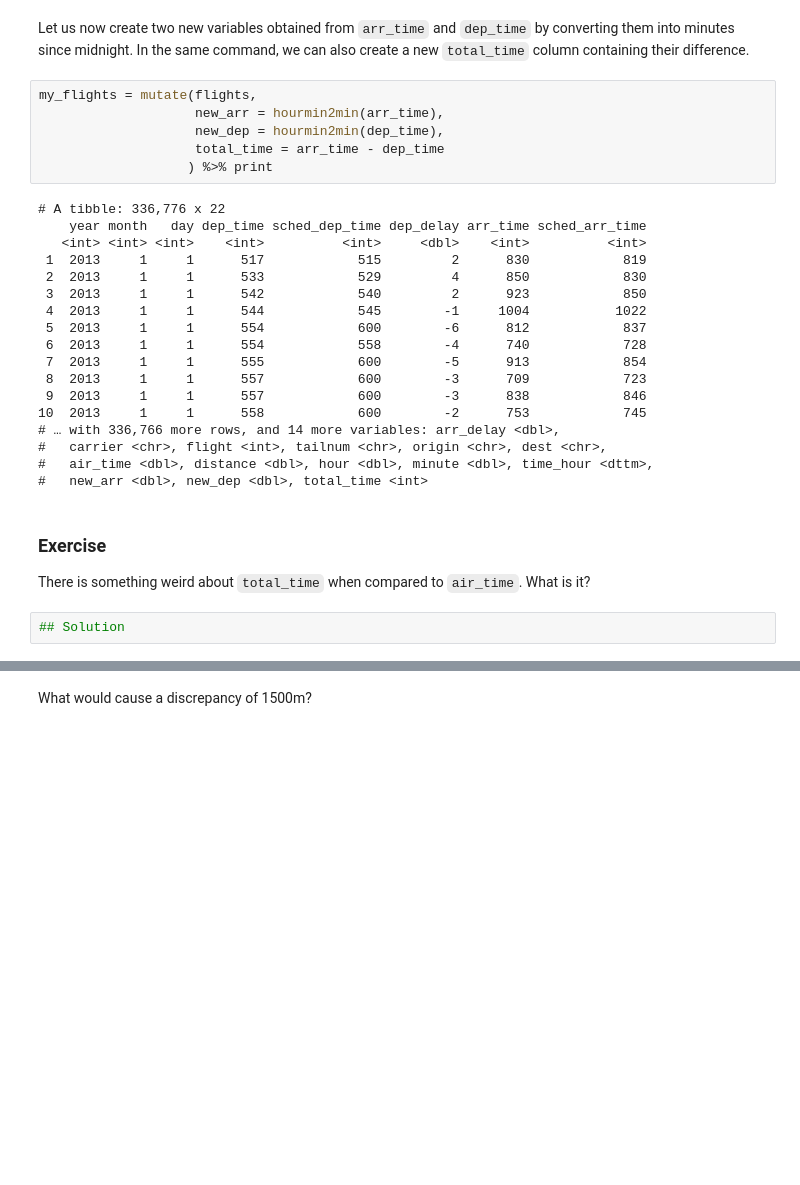
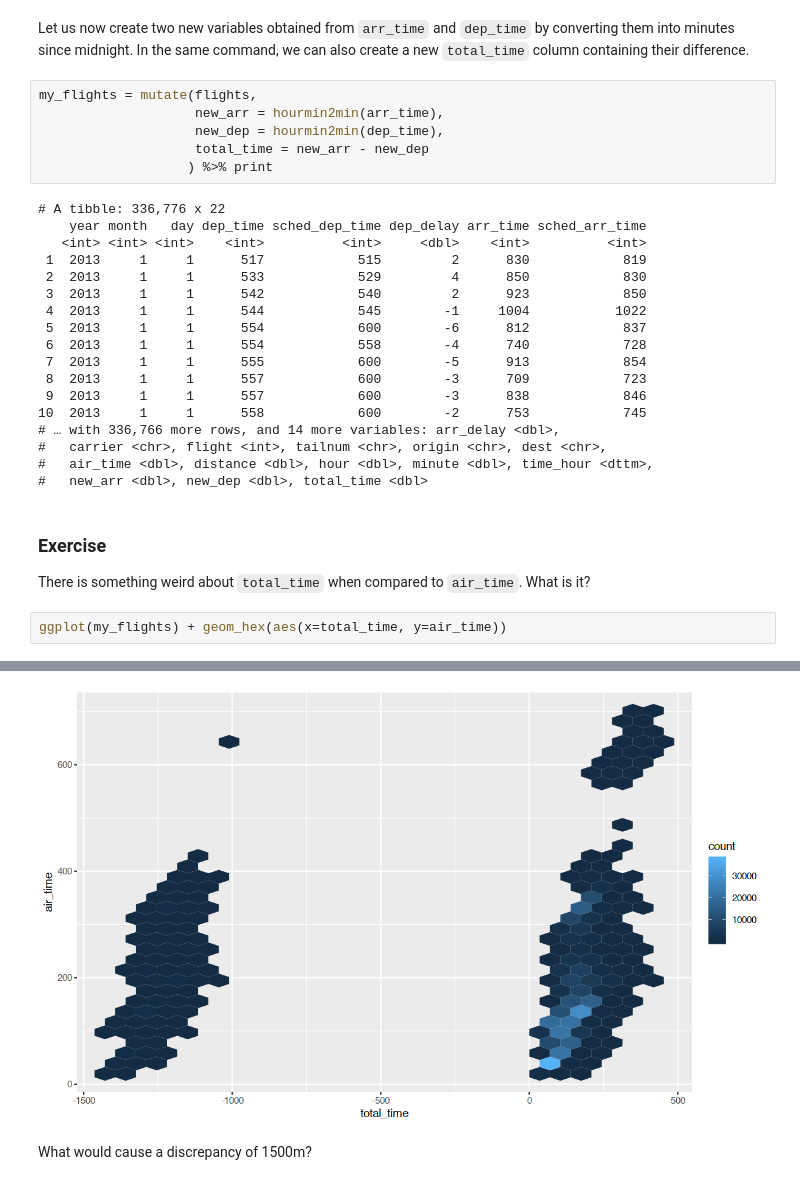
Before and after one commit to terhorst/stats306, a Jupyter notebook: lectures/lecture04/Lecture04.ipynb, the cells around one changed output, grey strips where cells are left out. Drawn from its saved outputs; the diff is of its cells as text; blank space fills up the shorter version.

```diff
--- a/lectures/lecture04/Lecture04.ipynb
+++ b/lectures/lecture04/Lecture04.ipynb
@@ -330,7 +375,7 @@ Let us now create two new variables obtained from `arr_time` and `dep_time` by c
 my_flights = mutate(flights,
                     new_arr = hourmin2min(arr_time),
                     new_dep = hourmin2min(dep_time),
-                    total_time = arr_time - dep_time
+                    total_time = new_arr - new_dep
                    ) %>% print
 # %% [output]
 # A tibble: 336,776 x 22
@@ -349,10 +394,11 @@ my_flights = mutate(flights,
 # … with 336,766 more rows, and 14 more variables: arr_delay <dbl>,
 #   carrier <chr>, flight <int>, tailnum <chr>, origin <chr>, dest <chr>,
 #   air_time <dbl>, distance <dbl>, hour <dbl>, minute <dbl>, time_hour <dttm>,
-#   new_arr <dbl>, new_dep <dbl>, total_time <int>
+#   new_arr <dbl>, new_dep <dbl>, total_time <dbl>
 # %% [markdown]
 ### Exercise
 
 There is something weird about <code>total_time</code> when compared to <code>air_time</code>. What is it?
-# %%
-## Solution
+# %%
+ggplot(my_flights) + geom_hex(aes(x=total_time, y=air_time))
+# %% [output]
@@ -359,3 +407,4 @@ There is something weird about <code>total_time</code> when compared to <code>ai
+[figure, added]
 # %% [markdown]
 What would cause a discrepancy of 1500m?
 # %% [markdown]
```
Also changed, not shown: parts of 29 cells of this notebook.
